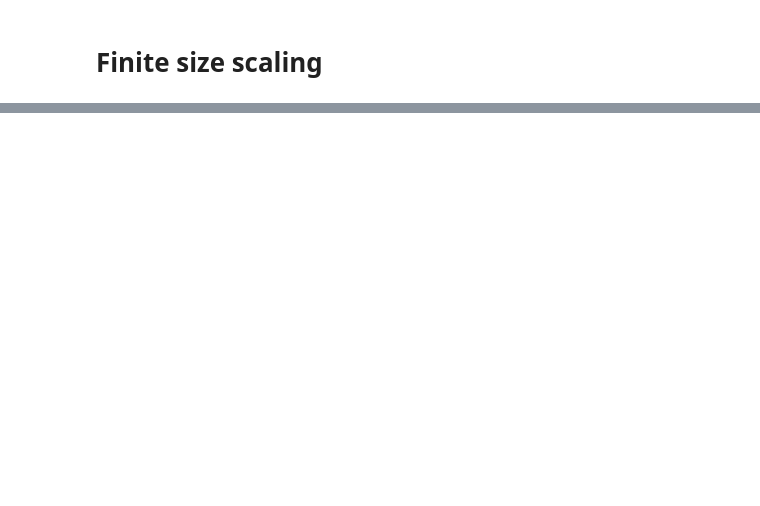
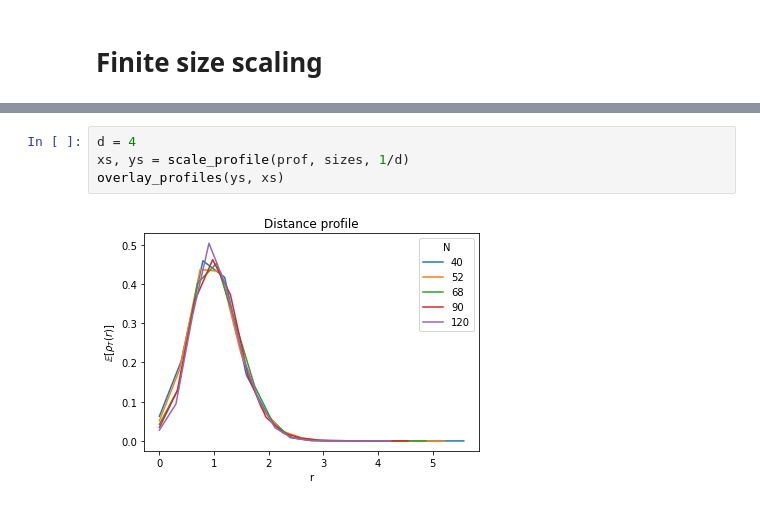
Before and after one commit to MattiaVarrone/EucliFer, a Jupyter notebook: 2D_QG/Examples.ipynb, the cells around one changed output, grey strips where cells are left out. Drawn from its saved outputs; the diff is of its cells as text; blank space fills up the shorter version.

```diff
--- a/2D_QG/Examples.ipynb
+++ b/2D_QG/Examples.ipynb
@@ -115 +171,7 @@ def finite_size_scaling(beta, sizes, strategy=['gravity', 'ising'],):
+# %%
+d = 4
+xs, ys = scale_profile(prof, sizes, 1/d)
+overlay_profiles(ys, xs)
+# %% [output]
+[figure, added]
 # %%
```
Also changed, not shown: parts of 19 cells of this notebook, 1 other file.
